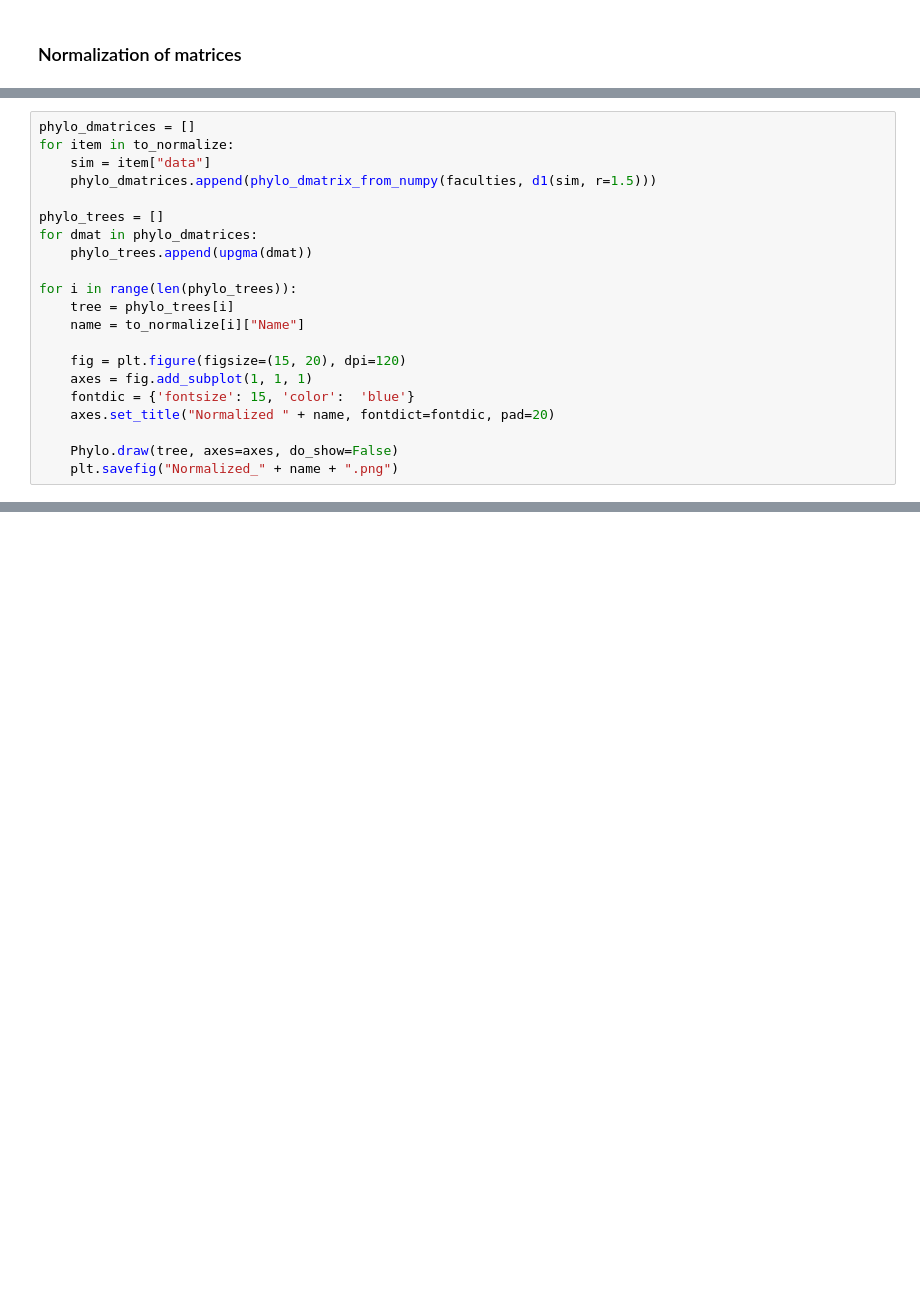
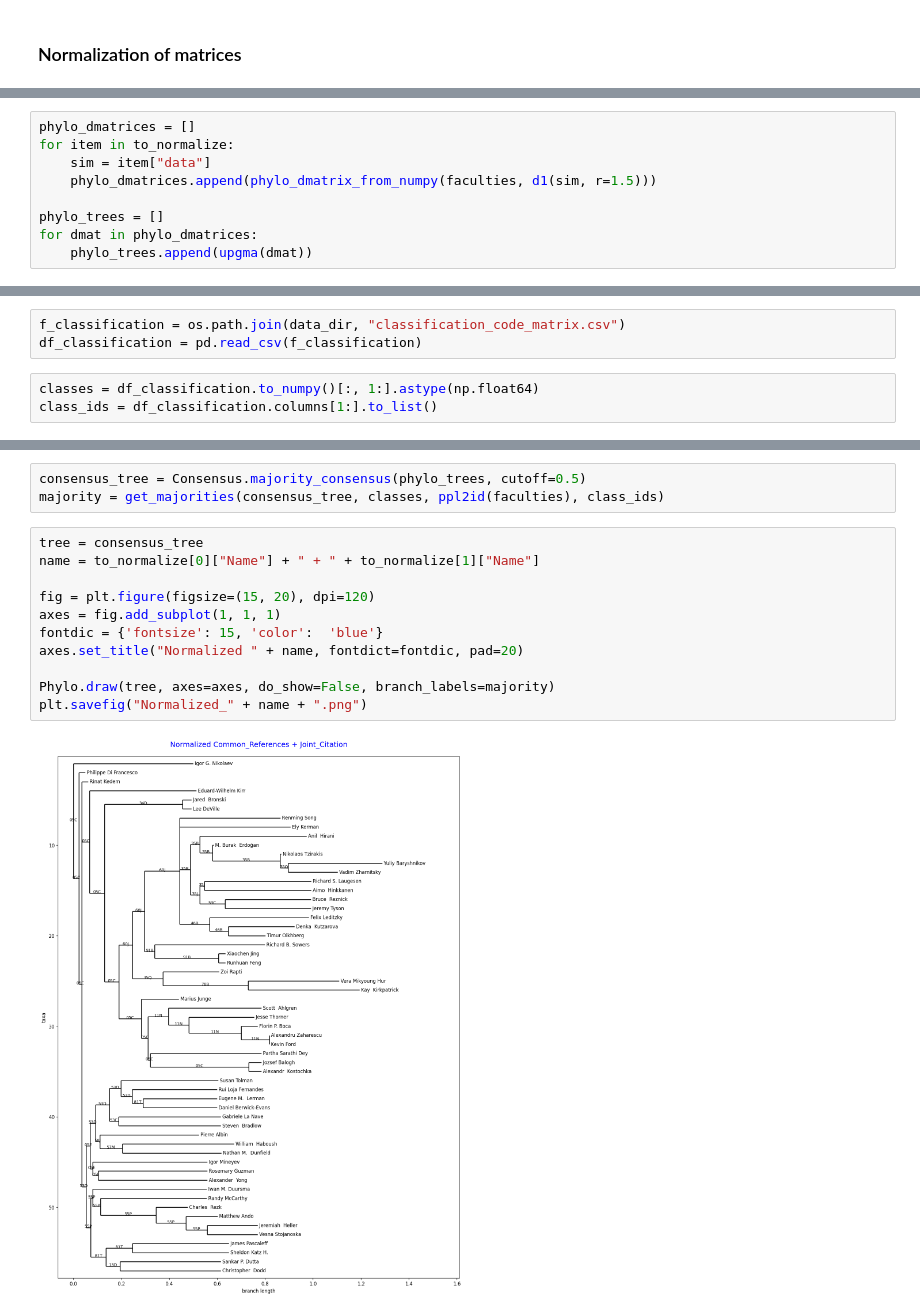
Before and after one commit to CoulsonZhang/Deep_Structure, a Jupyter notebook: Clustering/ConsensusTrees.ipynb, the cells around one changed output, grey strips where cells are left out. Drawn from its saved outputs; the diff is of its cells as text; blank space fills up the shorter version.

Commit message:
pw: visualization: classification numbers

```diff
--- a/Clustering/ConsensusTrees.ipynb
+++ b/Clustering/ConsensusTrees.ipynb
@@ -223,15 +225,3 @@ for item in to_normalize:
 phylo_trees = []
 for dmat in phylo_dmatrices:
     phylo_trees.append(upgma(dmat))
-
-for i in range(len(phylo_trees)):
-    tree = phylo_trees[i]
-    name = to_normalize[i]["Name"]
-
-    fig = plt.figure(figsize=(15, 20), dpi=120)
-    axes = fig.add_subplot(1, 1, 1)
-    fontdic = {'fontsize': 15, 'color':  'blue'}
-    axes.set_title("Normalized " + name, fontdict=fontdic, pad=20)
-
-    Phylo.draw(tree, axes=axes, do_show=False)
-    plt.savefig("Normalized_" + name + ".png")
@@ -241,0 +254,6 @@ for i in range(len(phylo_trees)):
+# %%
+f_classification = os.path.join(data_dir, "classification_code_matrix.csv")
+df_classification = pd.read_csv(f_classification)
+# %%
+classes = df_classification.to_numpy()[:, 1:].astype(np.float64)
+class_ids = df_classification.columns[1:].to_list()
@@ -241,0 +262,16 @@ for i in range(len(phylo_trees)):
+# %%
+consensus_tree = Consensus.majority_consensus(phylo_trees, cutoff=0.5)
+majority = get_majorities(consensus_tree, classes, ppl2id(faculties), class_ids)
+# %%
+tree = consensus_tree
+name = to_normalize[0]["Name"] + " + " + to_normalize[1]["Name"]
+
+fig = plt.figure(figsize=(15, 20), dpi=120)
+axes = fig.add_subplot(1, 1, 1)
+fontdic = {'fontsize': 15, 'color':  'blue'}
+axes.set_title("Normalized " + name, fontdict=fontdic, pad=20)
+
+Phylo.draw(tree, axes=axes, do_show=False, branch_labels=majority)
+plt.savefig("Normalized_" + name + ".png")
+# %% [output]
+[figure, added]
```
Also changed, not shown: parts of 7 cells of this notebook, 4 other files.
